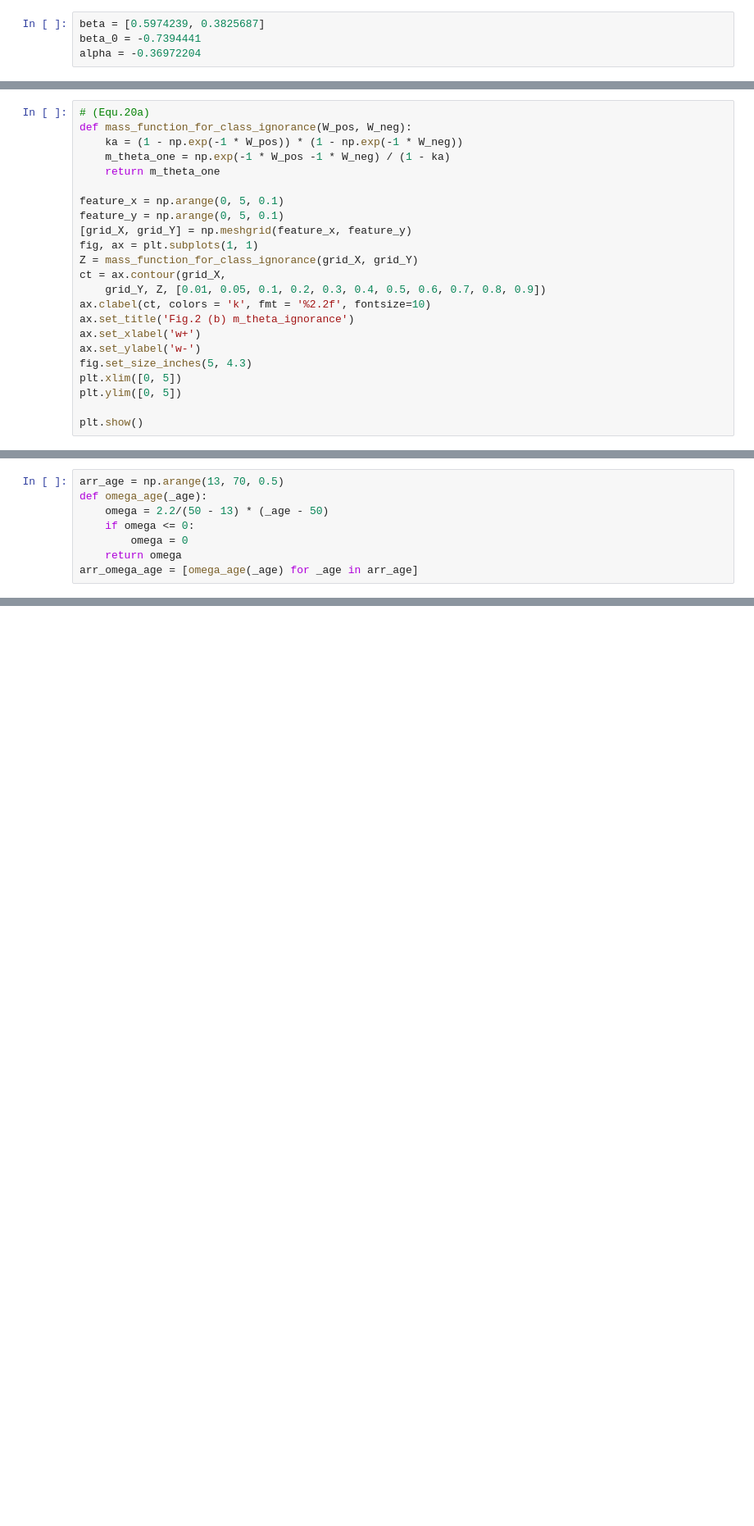
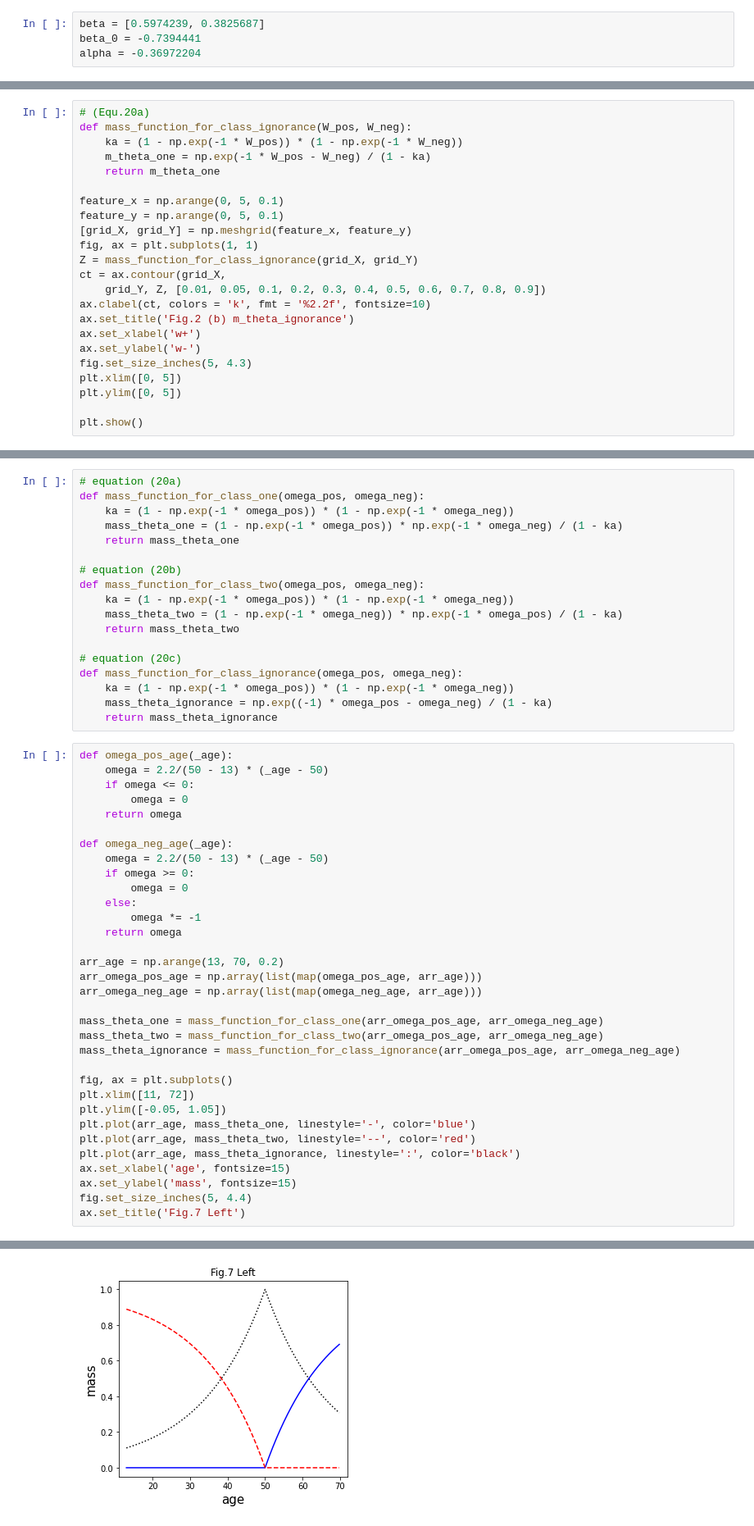
Before and after one commit to evidentiallab/Lunde_Chen_NN_Belief_Reproduction, a Jupyter notebook: NNBeliefWithSklearn.ipynb, the cells around one changed output, grey strips where cells are left out. Shown at 82% size. Saved outputs shown, nothing was run; the diff lists cells and outputs as text; blank space fills up the shorter version.

```diff
--- a/NNBeliefWithSklearn.ipynb
+++ b/NNBeliefWithSklearn.ipynb
@@ -531,7 +531,7 @@ plt.show()
 # (Equ.20a)
 def mass_function_for_class_ignorance(W_pos, W_neg):
     ka = (1 - np.exp(-1 * W_pos)) * (1 - np.exp(-1 * W_neg))
-    m_theta_one = np.exp(-1 * W_pos -1 * W_neg) / (1 - ka)
+    m_theta_one = np.exp(-1 * W_pos - W_neg) / (1 - ka)
     return m_theta_one
 
 feature_x = np.arange(0, 5, 0.1)
@@ -619,8 +619,52 @@ Text(0.5, 1.0, 'Fig.6 Right')
+# %%
+# equation (20a)
+def mass_function_for_class_one(omega_pos, omega_neg):
+    ka = (1 - np.exp(-1 * omega_pos)) * (1 - np.exp(-1 * omega_neg))
+    mass_theta_one = (1 - np.exp(-1 * omega_pos)) * np.exp(-1 * omega_neg) / (1 - ka)
+    return mass_theta_one
+
+# equation (20b)
+def mass_function_for_class_two(omega_pos, omega_neg):
+    ka = (1 - np.exp(-1 * omega_pos)) * (1 - np.exp(-1 * omega_neg))
+    mass_theta_two = (1 - np.exp(-1 * omega_neg)) * np.exp(-1 * omega_pos) / (1 - ka)
+    return mass_theta_two
+
+# equation (20c)
+def mass_function_for_class_ignorance(omega_pos, omega_neg):
+    ka = (1 - np.exp(-1 * omega_pos)) * (1 - np.exp(-1 * omega_neg))
+    mass_theta_ignorance = np.exp((-1) * omega_pos - omega_neg) / (1 - ka)
+    return mass_theta_ignorance
 # %%
-arr_age = np.arange(13, 70, 0.5)
-def omega_age(_age):
+def omega_pos_age(_age):
     omega = 2.2/(50 - 13) * (_age - 50)
     if omega <= 0:
         omega = 0
     return omega
-arr_omega_age = [omega_age(_age) for _age in arr_age]
+
+def omega_neg_age(_age):
+    omega = 2.2/(50 - 13) * (_age - 50)
+    if omega >= 0:
+        omega = 0
+    else:
+        omega *= -1
+    return omega
+
+arr_age = np.arange(13, 70, 0.2)
+arr_omega_pos_age = np.array(list(map(omega_pos_age, arr_age)))
+arr_omega_neg_age = np.array(list(map(omega_neg_age, arr_age)))
+
+mass_theta_one = mass_function_for_class_one(arr_omega_pos_age, arr_omega_neg_age)
+mass_theta_two = mass_function_for_class_two(arr_omega_pos_age, arr_omega_neg_age)
+mass_theta_ignorance = mass_function_for_class_ignorance(arr_omega_pos_age, arr_omega_neg_age)
+
+fig, ax = plt.subplots()
+plt.xlim([11, 72])
+plt.ylim([-0.05, 1.05])
+plt.plot(arr_age, mass_theta_one, linestyle='-', color='blue')
+plt.plot(arr_age, mass_theta_two, linestyle='--', color='red')
+plt.plot(arr_age, mass_theta_ignorance, linestyle=':', color='black')
+ax.set_xlabel('age', fontsize=15)
+ax.set_ylabel('mass', fontsize=15)
+fig.set_size_inches(5, 4.4)
+ax.set_title('Fig.7 Left')
+# %% [output]
@@ -626,0 +672 @@ arr_omega_age = [omega_age(_age) for _age in arr_age]
+[figure, added]
```
Also changed, not shown: parts of 17 cells of this notebook.
